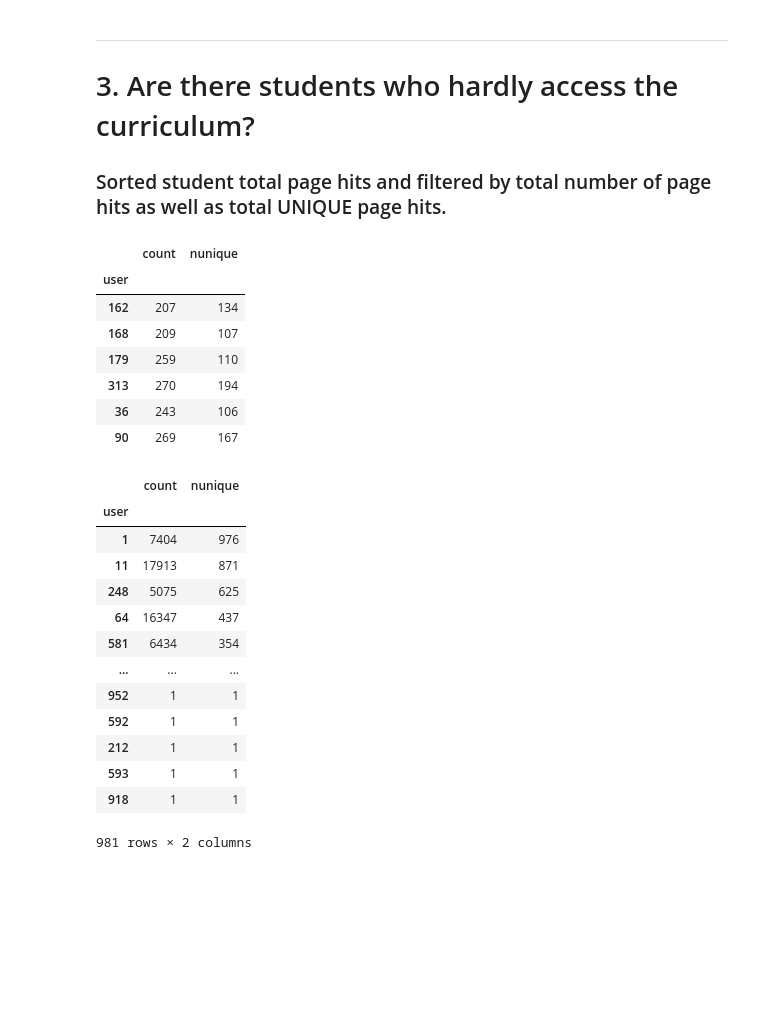
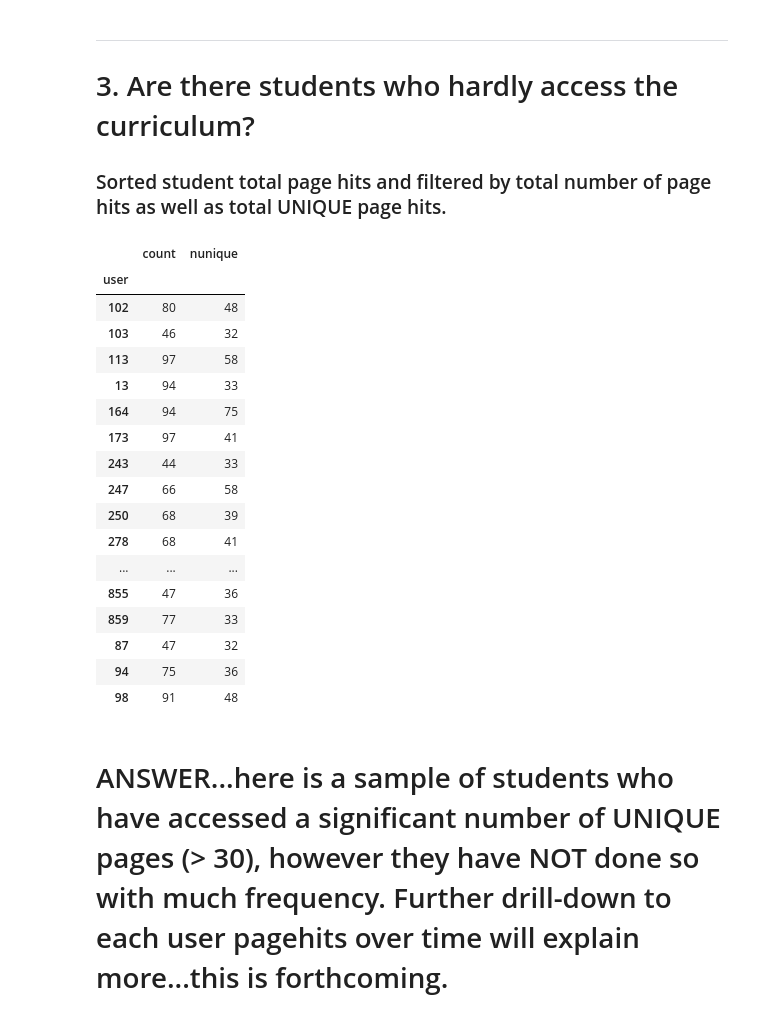
Before and after one commit to RichardAlcabes22/anomaly-detection-exercises, a Jupyter notebook: AD_project_final.ipynb, the cells around one changed output. Drawn from its saved outputs; the diff is of its cells as text; code cells hidden in the pictures; blank space fills up the shorter version.

```diff
--- a/AD_project_final.ipynb
+++ b/AD_project_final.ipynb
@@ -112,30 +113,25 @@ page_given_cohort[(page_given_cohort.proba_cohort_given_page < 1)&(
 # grab the page count, grab the unique page access (per user)
 page_views = df.groupby(['user'])['page'].agg(['count','nunique'])
 # %%
-page_views[(page_views['count'] < 300)&(page_views['nunique'] > 100)]
+page_views[(page_views['count'] < 100)&(page_views['nunique'] > 30)]
 # %% [output]
 |  | count | nunique |
 | user |  |  |
-| 162 | 207 | 134 |
-| 168 | 209 | 107 |
-| 179 | 259 | 110 |
-| 313 | 270 | 194 |
-| 36 | 243 | 106 |
-| 90 | 269 | 167 |
+| 102 | 80 | 48 |
+| 103 | 46 | 32 |
+| 113 | 97 | 58 |
+| 13 | 94 | 33 |
+| 164 | 94 | 75 |
+| 173 | 97 | 41 |
+| 243 | 44 | 33 |
+| 247 | 66 | 58 |
+| 250 | 68 | 39 |
+| 278 | 68 | 41 |
+| ... | ... | ... |
+| 855 | 47 | 36 |
+| 859 | 77 | 33 |
+| 87 | 47 | 32 |
+| 94 | 75 | 36 |
+| 98 | 91 | 48 |
-# %%
-page_views.sort_values('nunique',ascending=False)
-# %% [output]
-|  | count | nunique |
-| user |  |  |
-| 1 | 7404 | 976 |
-| 11 | 17913 | 871 |
-| 248 | 5075 | 625 |
-| 64 | 16347 | 437 |
-| 581 | 6434 | 354 |
-| ... | ... | ... |
-| 952 | 1 | 1 |
-| 592 | 1 | 1 |
-| 212 | 1 | 1 |
-| 593 | 1 | 1 |
-| 918 | 1 | 1 |
-981 rows × 2 columns
+# %% [markdown]
+# ANSWER...here is a sample of students who have accessed a significant number of UNIQUE pages (> 30), however they have NOT done so with much frequency.  Further drill-down to each user pagehits over time will explain more...this is forthcoming.
```
Also changed, not shown: parts of 32 cells of this notebook, 1 other file.
